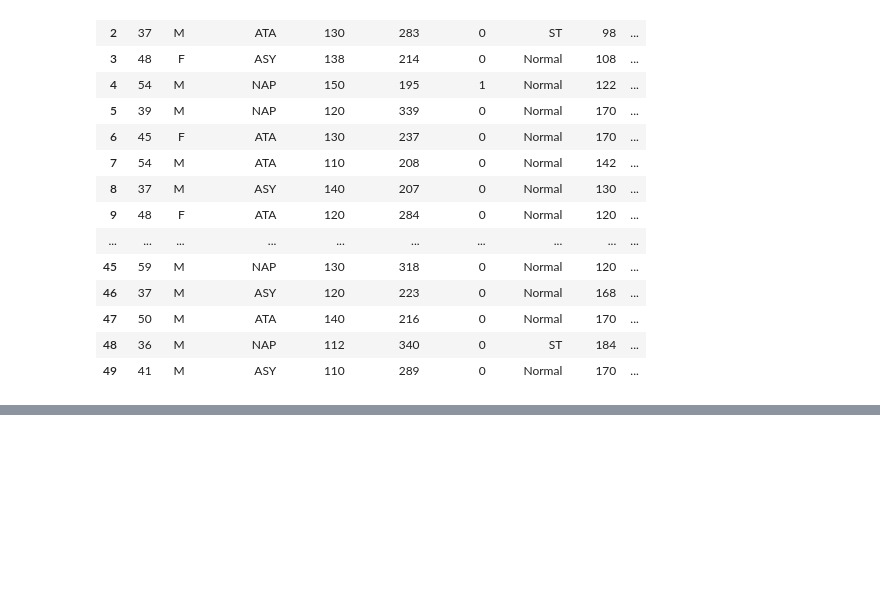
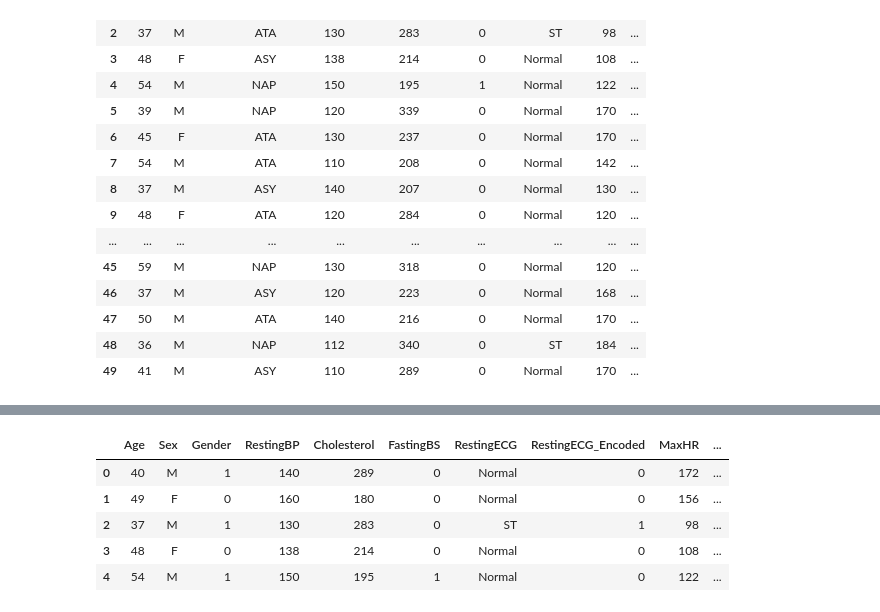
Before and after one commit to abdelmoniem-saad/Heart-Disease-Inferential-Statistics, a Jupyter notebook: Heart_Disease_Statistical_Inference.ipynb, the cells around one changed output, grey strips where cells are left out. Drawn from its saved outputs; the diff is of its cells as text; code cells hidden in the pictures; blank space fills up the shorter version.

```diff
--- a/Heart_Disease_Statistical_Inference.ipynb
+++ b/Heart_Disease_Statistical_Inference.ipynb
@@ -103,0 +165,14 @@ df.head(7)
+# %%
+true_numeric = ['Age', 'RestingBP', 'Cholesterol', 'MaxHR', 'Oldpeak']
+binary_encoded = ['Gender', 'ExerciseAngina_Encoded', 'FastingBS', 'ST_Slope_Encoded', 'RestingECG_Encoded', 'HeartDisease']
+
+df = pd.get_dummies(df, columns=['ChestPainType'])
+
+df.head()
+# %% [output]
+|  | Age | Sex | Gender | RestingBP | Cholesterol | FastingBS | RestingECG | RestingECG_Encoded | MaxHR | ... |
+| 0 | 40 | M | 1 | 140 | 289 | 0 | Normal | 0 | 172 | ... |
+| 1 | 49 | F | 0 | 160 | 180 | 0 | Normal | 0 | 156 | ... |
+| 2 | 37 | M | 1 | 130 | 283 | 0 | ST | 1 | 98 | ... |
+| 3 | 48 | F | 0 | 138 | 214 | 0 | Normal | 0 | 108 | ... |
+| 4 | 54 | M | 1 | 150 | 195 | 1 | Normal | 0 | 122 | ... |
```
Also changed, not shown: parts of 8 cells of this notebook.
